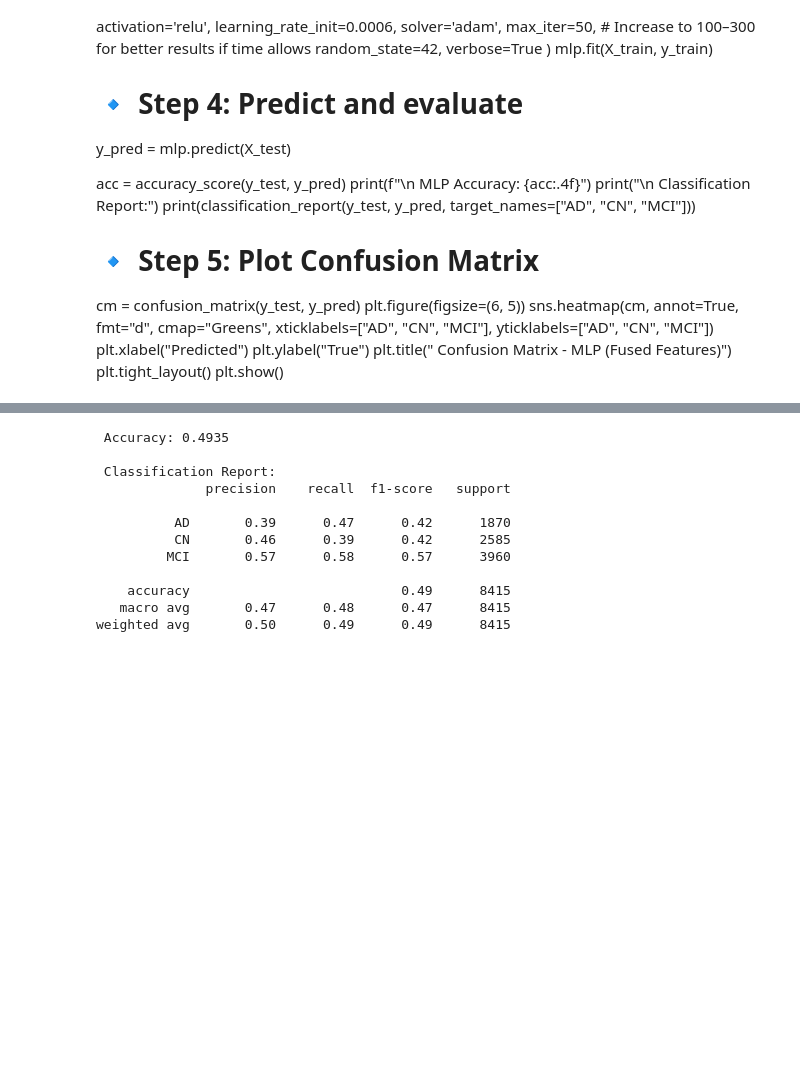
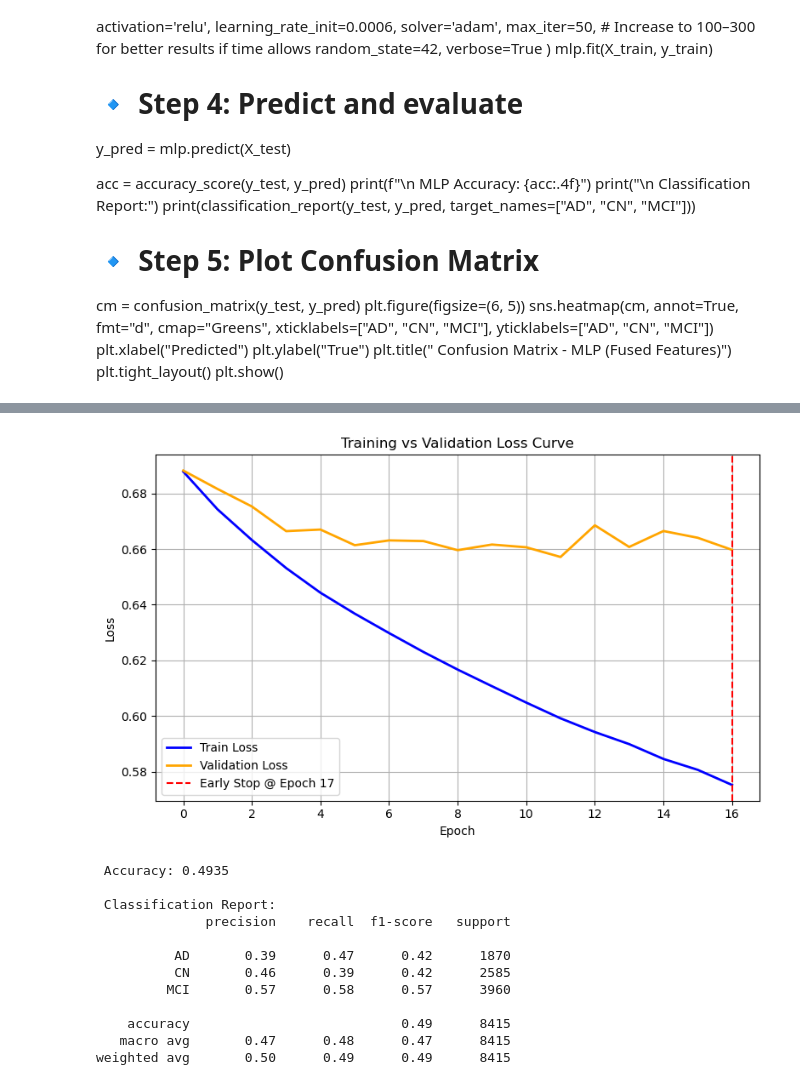
Before and after one commit to fatima-tuz-zahra-123/Neurological_disease_detection, a Jupyter notebook: code.ipynb, the cells around one changed output, grey strips where cells are left out. Cells and saved outputs as stored; diff of their text form; code cells hidden in the pictures; blank space fills up the shorter version.

```diff
--- a/code.ipynb
+++ b/code.ipynb
@@ -695,3 +718,22 @@ weighted avg       0.50      0.49      0.49      8415
+# %%
+# 🔻 Loss Curve with Early Stopping Marker
+plt.figure(figsize=(8, 5))
+plt.plot(train_losses, label='Train Loss', color='blue', linewidth=2)
+plt.plot(val_losses, label='Validation Loss', color='orange', linewidth=2)
+
+# Mark early stopping epoch
+if early_stop_epoch != -1:
+    plt.axvline(early_stop_epoch, color='red', linestyle='--', label=f"Early Stop @ Epoch {early_stop_epoch+1}")
+
+plt.xlabel("Epoch")
+plt.ylabel("Loss")
+plt.title("Training vs Validation Loss Curve")
+plt.legend()
+plt.grid(True)
+plt.tight_layout()
+plt.show()
+# %% [output]
+[figure, added]
 # %%
 from sklearn.metrics import classification_report, accuracy_score
 
```
Also changed, not shown: parts of 4 cells of this notebook.
